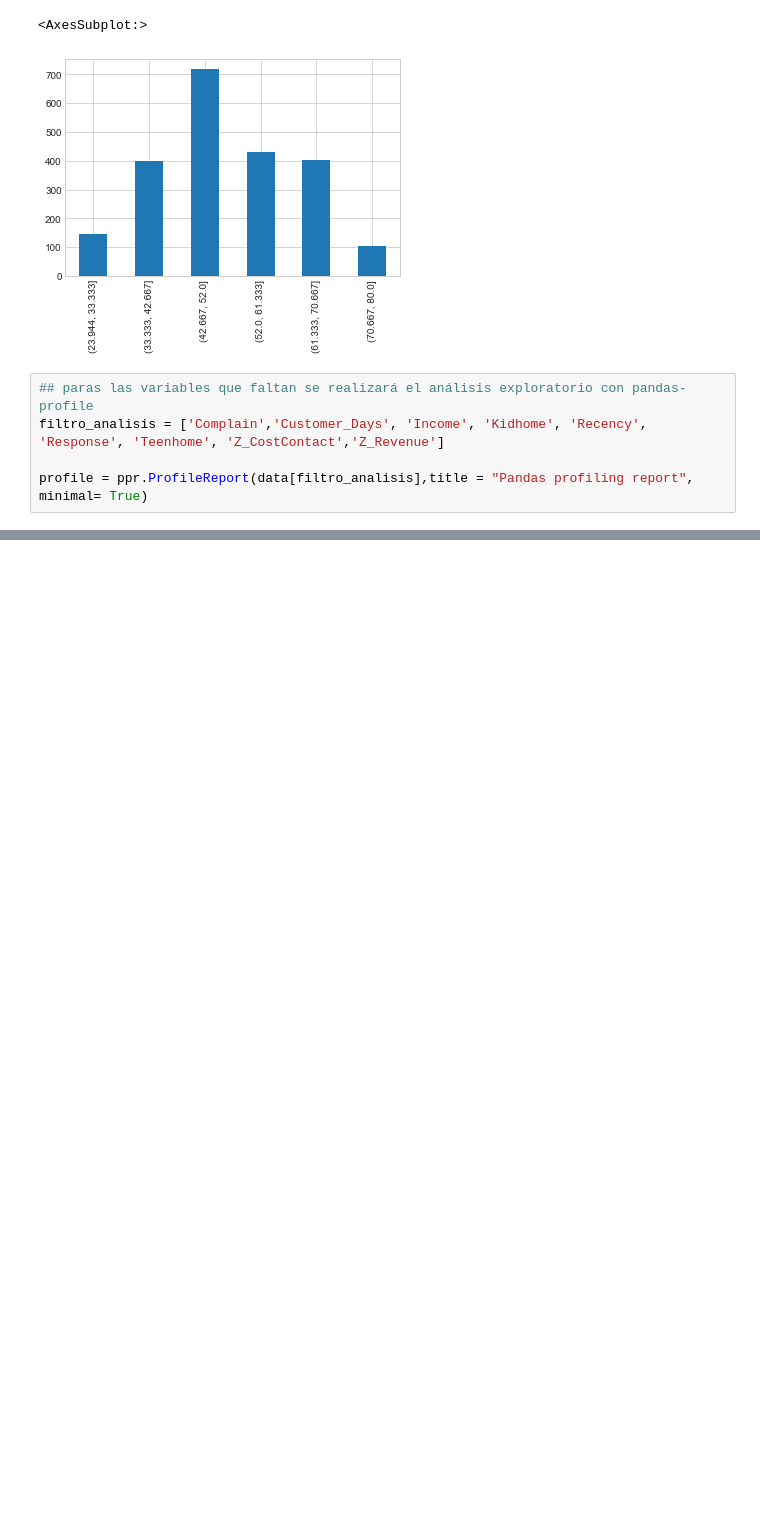
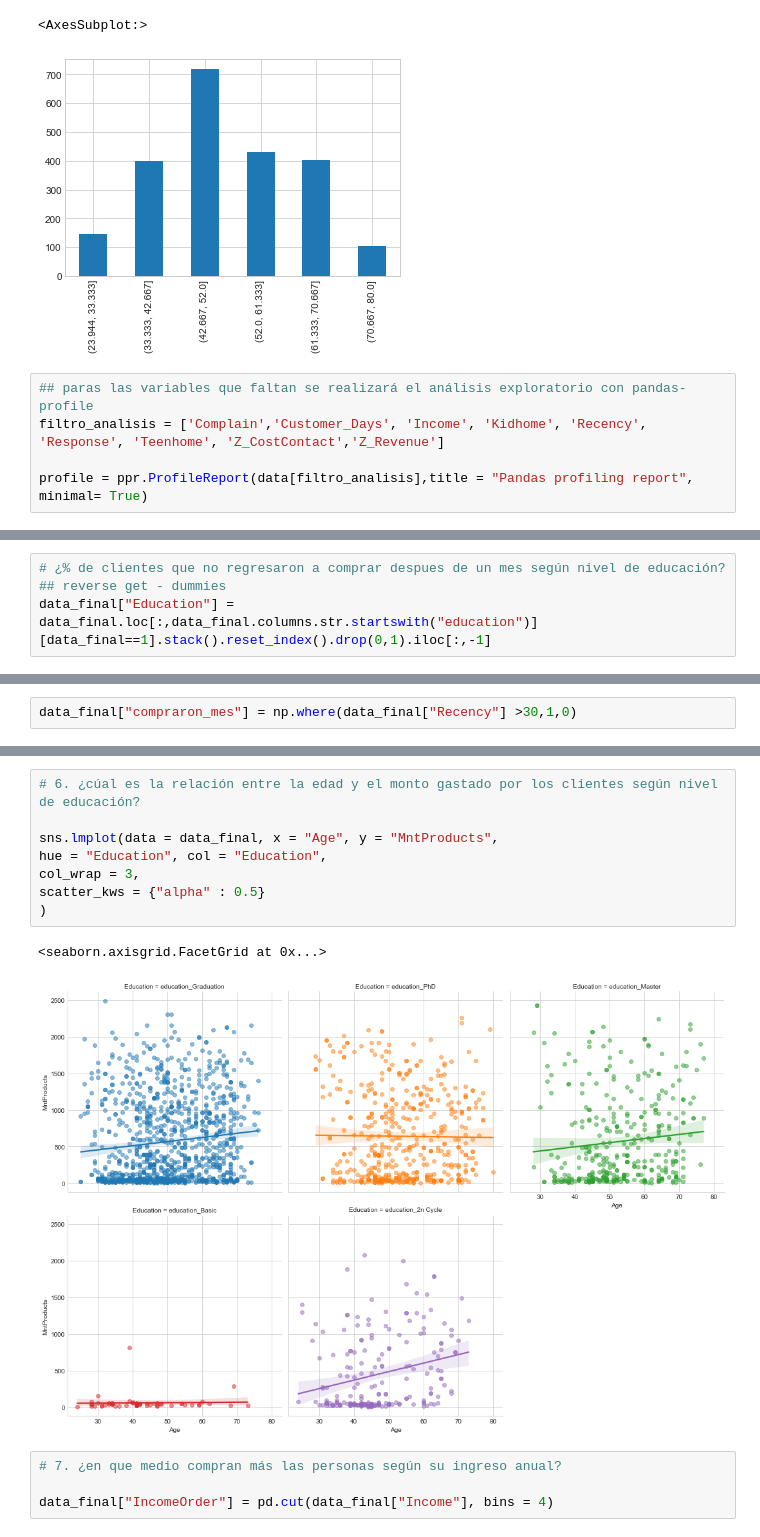
Before and after one commit to jose25050/proyectoFinalDataAnalytics, a Jupyter notebook: src/eda.ipynb, the cells around one changed output, grey strips where cells are left out. Cells and saved outputs as stored; diff of their text form; blank space fills up the shorter version.

```diff
--- a/src/eda.ipynb
+++ b/src/eda.ipynb
@@ -494,0 +565,4 @@ data_final_exploratorio.loc[:,data_final_exploratorio.columns.str.startswith()]
+# %%
+# ¿% de clientes que no regresaron a comprar despues de un mes según nivel de educación?
+## reverse get - dummies
+data_final["Education"] = data_final.loc[:,data_final.columns.str.startswith("education")][data_final==1].stack().reset_index().drop(0,1).iloc[:,-1]
@@ -494,0 +584,2 @@ data_final_exploratorio.loc[:,data_final_exploratorio.columns.str.startswith()]
+# %%
+data_final["compraron_mes"] = np.where(data_final["Recency"] >30,1,0)
@@ -494,0 +626,15 @@ data_final_exploratorio.loc[:,data_final_exploratorio.columns.str.startswith()]
+# %%
+# 6. ¿cúal es la relación entre la edad y el monto gastado por los clientes según nivel de educación?
+
+sns.lmplot(data = data_final, x = "Age", y = "MntProducts",
+hue = "Education", col = "Education",
+col_wrap = 3,
+scatter_kws = {"alpha" : 0.5}
+)
+# %% [output]
+<seaborn.axisgrid.FacetGrid at 0x...>
+[figure, added]
+# %%
+# 7. ¿en que medio compran más las personas según su ingreso anual?
+
+data_final["IncomeOrder"] = pd.cut(data_final["Income"], bins = 4)
```
Also changed, not shown: parts of 77 cells of this notebook.
